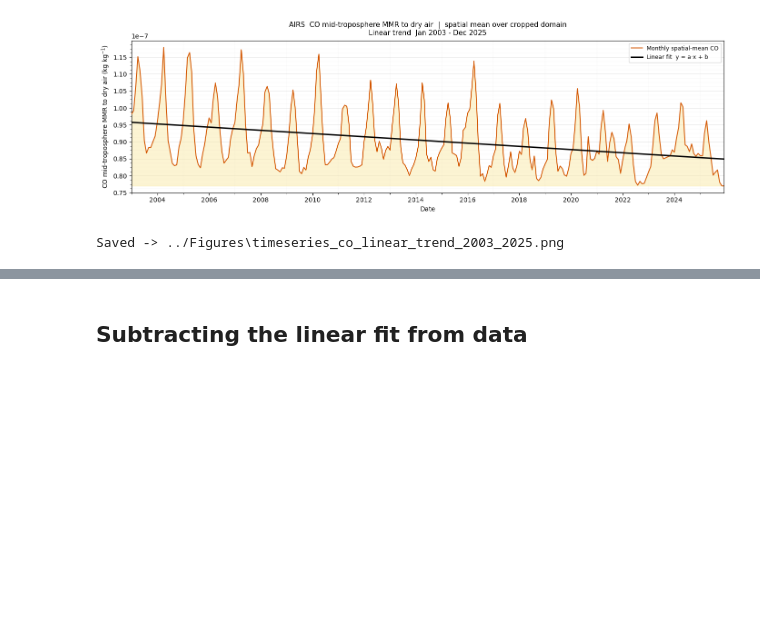
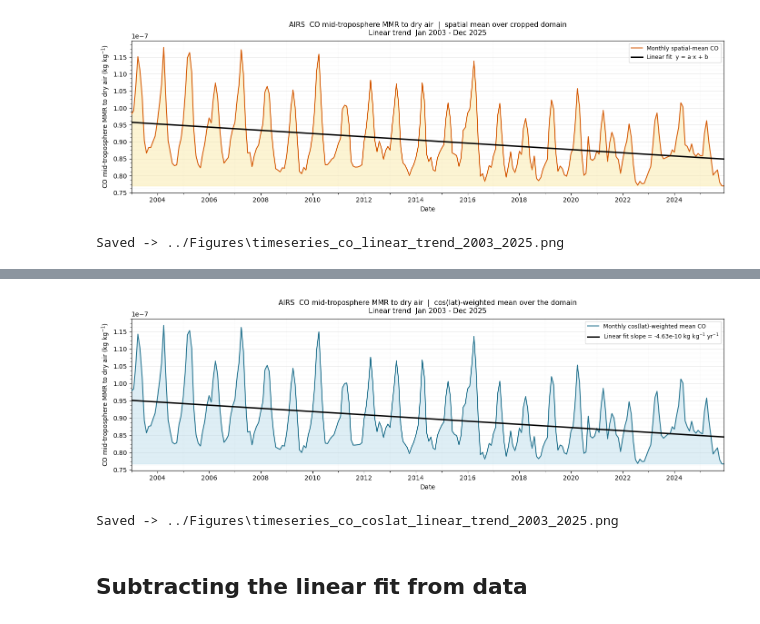
Before and after one commit to manohar322028/harmonic-analysis, a Jupyter notebook: Scripts/detrend.ipynb, the cells around one changed output, grey strips where cells are left out. Saved outputs shown, nothing was run; the diff lists cells and outputs as text; code cells hidden in the pictures; blank space fills up the shorter version.

```diff
--- a/Scripts/detrend.ipynb
+++ b/Scripts/detrend.ipynb
@@ -463,3 +518,43 @@ Saved -> ../Figures\timeseries_co_linear_trend_2003_2025.png
+# %%
+# Plot: cos-weighted monthly series + fitted regression line.
+fig_w, ax_w = plt.subplots(figsize=(14, 4.5))
+
+ax_w.plot(ts_dates, ts_co_w, lw=1.4, color="#1f6f8b", zorder=3,
+          label="Monthly cos(lat)-weighted mean CO")
+ax_w.fill_between(ts_dates, ts_co_w, ts_co_w.min(),
+                  alpha=0.40, color="#aed6e6", zorder=2)
+
+ax_w.plot(ts_dates, fit_line_w, lw=2.2, color="k", zorder=4,
+          label=f"Linear fit slope = {aw:.2e} kg kg$^{{-1}}$ yr$^{{-1}}$")
+
+ax_w.legend(fontsize=9, loc="upper right")
+
+ax_w.set_title(
+    f"AIRS  CO mid-troposphere MMR to dry air  |  cos(lat)-weighted mean over the domain\n"
+    f"Linear trend  {ts_dates[0].strftime('%b %Y')} - {ts_dates[-1].strftime('%b %Y')}",
+    fontsize=11, pad=8,
+)
+ax_w.set_ylabel("CO mid-troposphere MMR to dry air (kg kg$^{-1}$)", fontsize=10)
+ax_w.set_xlabel("Date", fontsize=10)
+
+ax_w.xaxis.set_major_locator(mdates.YearLocator(2))
+ax_w.xaxis.set_major_formatter(mdates.DateFormatter("%Y"))
+ax_w.xaxis.set_minor_locator(mdates.YearLocator())
+ax_w.yaxis.set_minor_locator(AutoMinorLocator(4))
+ax_w.grid(axis="y", which="major", lw=0.5, alpha=0.55)
+ax_w.grid(axis="y", which="minor", lw=0.2, alpha=0.3)
+ax_w.grid(axis="x", which="minor", lw=0.2, alpha=0.25)
+ax_w.set_xlim(ts_dates[0], ts_dates[-1])
+
+fig_w.tight_layout()
+
+out_w = os.path.join(OUT_DIR, "timeseries_co_coslat_linear_trend_2003_2025.png")
+fig_w.savefig(out_w, dpi=150, bbox_inches="tight")
+plt.show()
+print("Saved ->", out_w)
+# %% [output]
+[figure, added]
+Saved -> ../Figures\timeseries_co_coslat_linear_trend_2003_2025.png
 # %% [markdown]
 ## Subtracting the linear fit from data
 # %%
```
Also changed, not shown: parts of 4 cells of this notebook, 12 other files.
